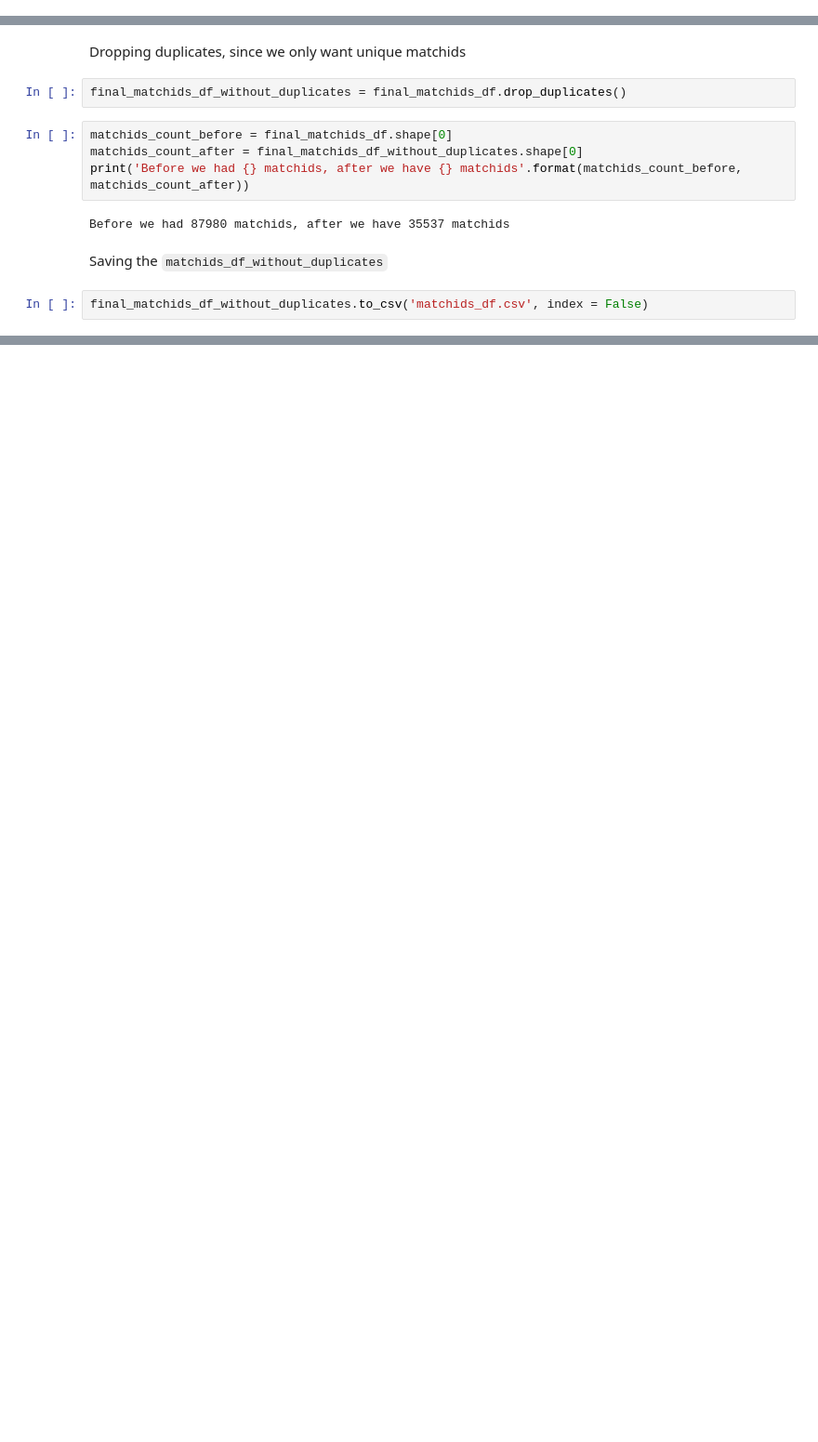
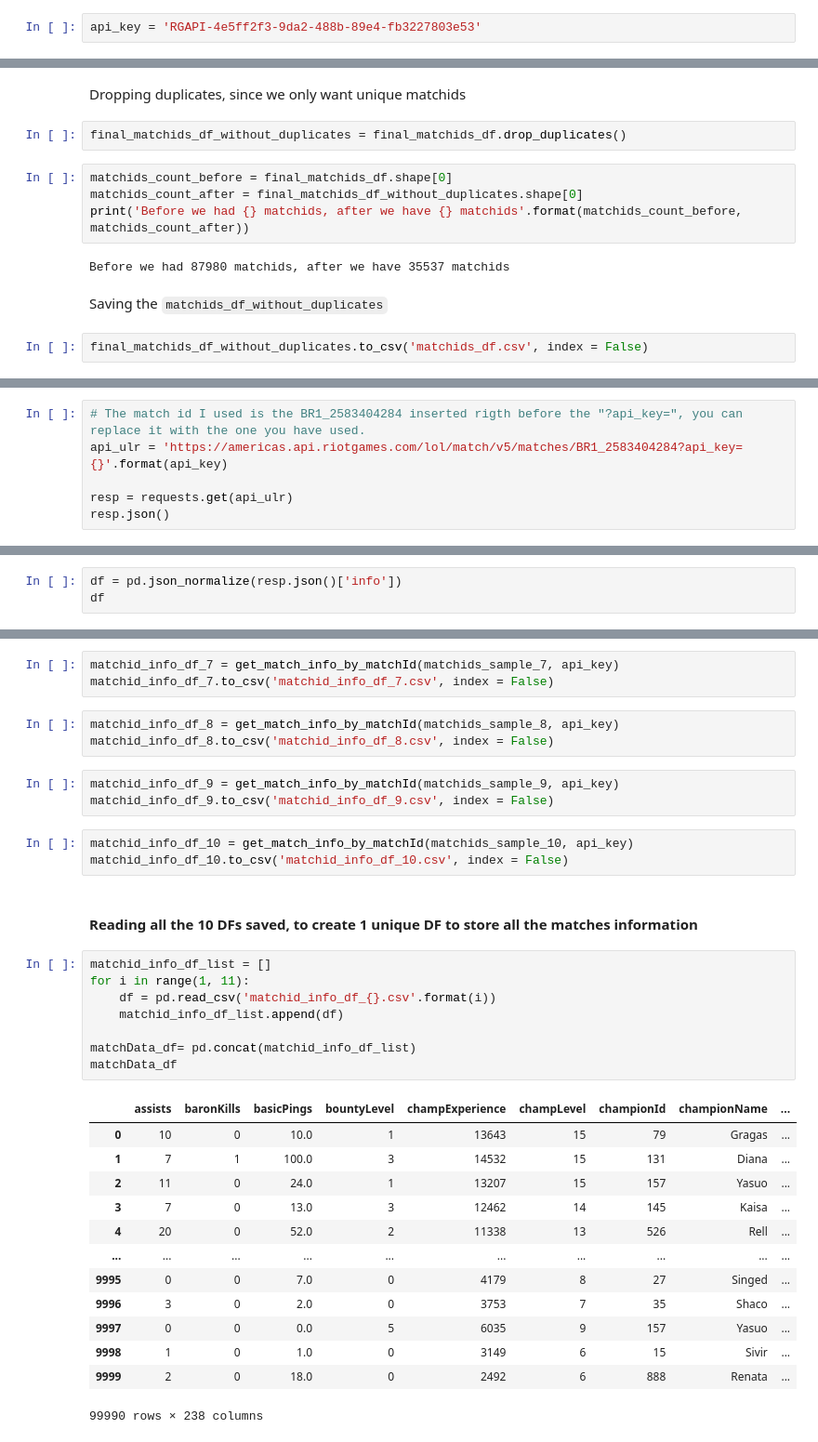
Before and after one commit to Lacerdash/Extracting-League-of-Legends-data-with-Riot-Api, a Jupyter notebook: Extracting Match Data - PART I, II and III.ipynb, the cells around one changed output, grey strips where cells are left out. Shown: that part at 93% size. Drawn from its saved outputs; the diff is of its cells as text; blank space fills up the shorter version.

```diff
--- a/Extracting Match Data - PART I, II and III.ipynb
+++ b/Extracting Match Data - PART I, II and III.ipynb
@@ -36,3 +36,5 @@ api_key = 'RGAPI-4e950325-1e13-428c-8460-37d232e75654'
+# %%
+api_key = 'RGAPI-4e5ff2f3-9da2-488b-89e4-fb3227803e53'
 # %% [markdown]
 ### **Part I: [LEAGUE-V4 Endpoint](https://developer.riotgames.com/apis#league-v4)**
 
@@ -298,0 +347,6 @@ final_matchids_df_without_duplicates.to_csv('matchids_df.csv', index = False)
+# %%
+# The match id I used is the BR1_2583404284 inserted rigth before the "?api_key=", you can replace it with the one you have used.
+api_ulr = 'https://americas.api.riotgames.com/lol/match/v5/matches/BR1_2583404284?api_key={}'.format(api_key)
+
+resp = requests.get(api_ulr)
+resp.json()
@@ -298,0 +369,3 @@ final_matchids_df_without_duplicates.to_csv('matchids_df.csv', index = False)
+# %%
+df = pd.json_normalize(resp.json()['info'])
+df
@@ -298,0 +479,36 @@ final_matchids_df_without_duplicates.to_csv('matchids_df.csv', index = False)
+# %%
+matchid_info_df_7 = get_match_info_by_matchId(matchids_sample_7, api_key)
+matchid_info_df_7.to_csv('matchid_info_df_7.csv', index = False)
+# %%
+matchid_info_df_8 = get_match_info_by_matchId(matchids_sample_8, api_key)
+matchid_info_df_8.to_csv('matchid_info_df_8.csv', index = False)
+# %%
+matchid_info_df_9 = get_match_info_by_matchId(matchids_sample_9, api_key)
+matchid_info_df_9.to_csv('matchid_info_df_9.csv', index = False)
+# %%
+matchid_info_df_10 = get_match_info_by_matchId(matchids_sample_10, api_key)
+matchid_info_df_10.to_csv('matchid_info_df_10.csv', index = False)
+# %% [markdown]
+#### **Reading all the 10 DFs saved, to create 1 unique DF to store all the matches information**
+# %%
+matchid_info_df_list = []
+for i in range(1, 11):
+    df = pd.read_csv('matchid_info_df_{}.csv'.format(i))
+    matchid_info_df_list.append(df)
+
+matchData_df= pd.concat(matchid_info_df_list)
+matchData_df
+# %% [output]
+|  | assists | baronKills | basicPings | bountyLevel | champExperience | champLevel | championId | championName | ... |
+| 0 | 10 | 0 | 10.0 | 1 | 13643 | 15 | 79 | Gragas | ... |
+| 1 | 7 | 1 | 100.0 | 3 | 14532 | 15 | 131 | Diana | ... |
+| 2 | 11 | 0 | 24.0 | 1 | 13207 | 15 | 157 | Yasuo | ... |
+| 3 | 7 | 0 | 13.0 | 3 | 12462 | 14 | 145 | Kaisa | ... |
+| 4 | 20 | 0 | 52.0 | 2 | 11338 | 13 | 526 | Rell | ... |
+| ... | ... | ... | ... | ... | ... | ... | ... | ... | ... |
+| 9995 | 0 | 0 | 7.0 | 0 | 4179 | 8 | 27 | Singed | ... |
+| 9996 | 3 | 0 | 2.0 | 0 | 3753 | 7 | 35 | Shaco | ... |
+| 9997 | 0 | 0 | 0.0 | 5 | 6035 | 9 | 157 | Yasuo | ... |
+| 9998 | 1 | 0 | 1.0 | 0 | 3149 | 6 | 15 | Sivir | ... |
+| 9999 | 2 | 0 | 18.0 | 0 | 2492 | 6 | 888 | Renata | ... |
+99990 rows × 238 columns
```
Also changed, not shown: parts of 43 cells of this notebook, 13 other files.
